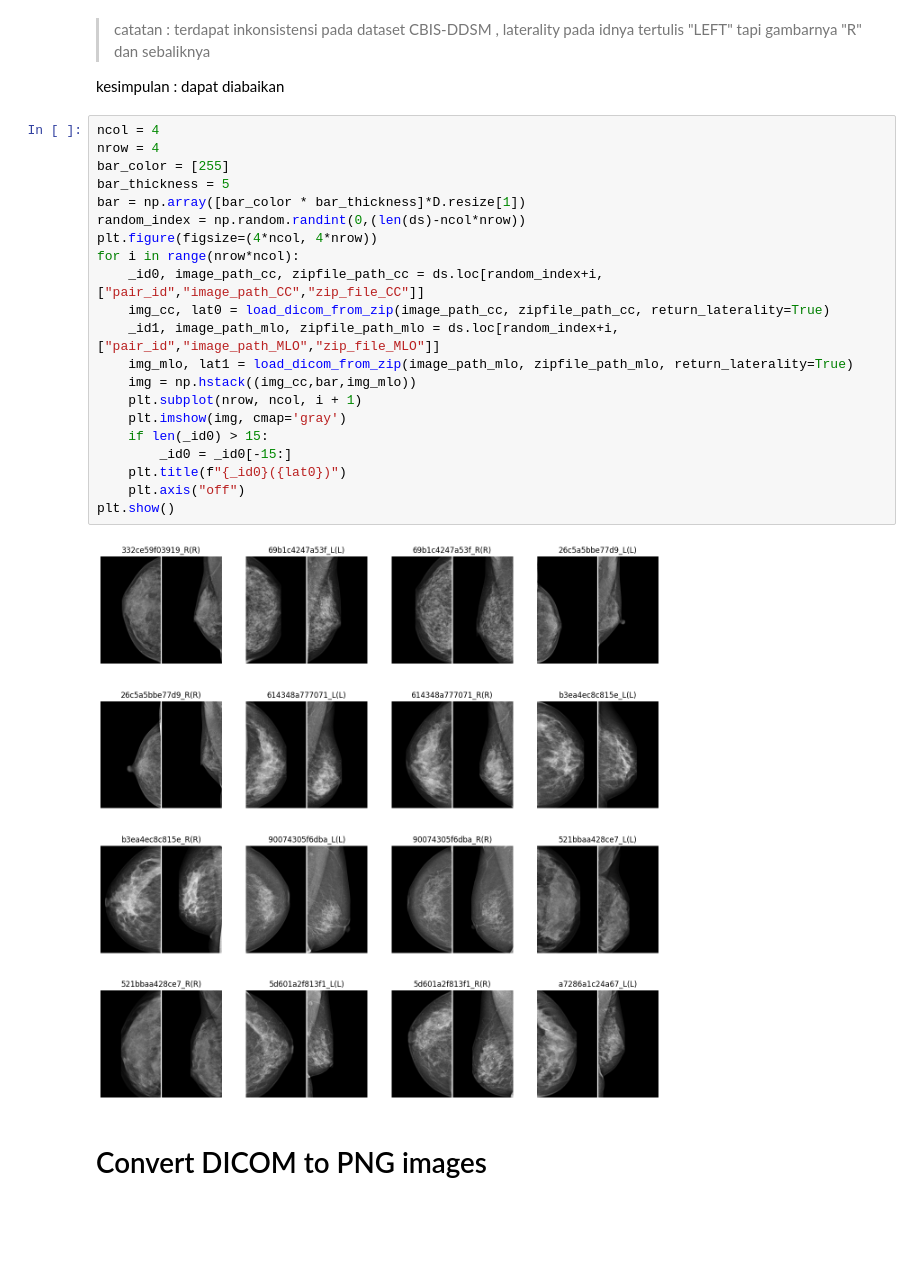
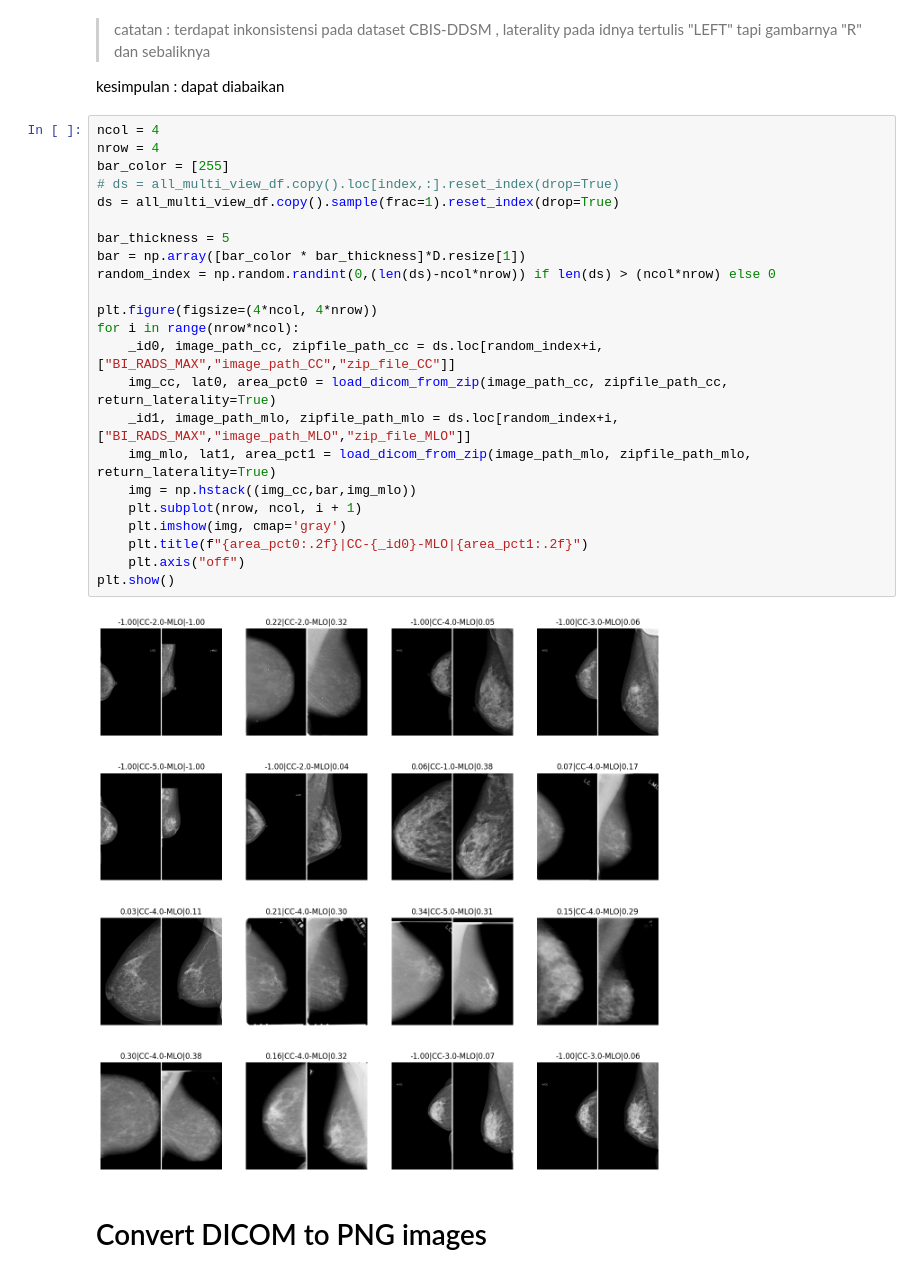
Before and after one commit to yunama47/Klasifikasi-Mammografi, a Jupyter notebook: kaggle_dataset_preprocessing_notebook.ipynb, the cells around one changed output. Cells and saved outputs as stored; diff of their text form; blank space fills up the shorter version.

```diff
--- a/kaggle_dataset_preprocessing_notebook.ipynb
+++ b/kaggle_dataset_preprocessing_notebook.ipynb
@@ -388,26 +389,28 @@ kesimpulan : dapat diabaikan
 # %%
 ncol = 4
 nrow = 4
 bar_color = [255]
+# ds = all_multi_view_df.copy().loc[index,:].reset_index(drop=True)
+ds = all_multi_view_df.copy().sample(frac=1).reset_index(drop=True)
+
 bar_thickness = 5
 bar = np.array([bar_color * bar_thickness]*D.resize[1])
-random_index = np.random.randint(0,(len(ds)-ncol*nrow))
+random_index = np.random.randint(0,(len(ds)-ncol*nrow)) if len(ds) > (ncol*nrow) else 0
+
 plt.figure(figsize=(4*ncol, 4*nrow))
 for i in range(nrow*ncol):
-    _id0, image_path_cc, zipfile_path_cc = ds.loc[random_index+i, ["pair_id","image_path_CC","zip_file_CC"]]
-    img_cc, lat0 = load_dicom_from_zip(image_path_cc, zipfile_path_cc, return_laterality=True)
-    _id1, image_path_mlo, zipfile_path_mlo = ds.loc[random_index+i, ["pair_id","image_path_MLO","zip_file_MLO"]]
-    img_mlo, lat1 = load_dicom_from_zip(image_path_mlo, zipfile_path_mlo, return_laterality=True)
+    _id0, image_path_cc, zipfile_path_cc = ds.loc[random_index+i, ["BI_RADS_MAX","image_path_CC","zip_file_CC"]]
+    img_cc, lat0, area_pct0 = load_dicom_from_zip(image_path_cc, zipfile_path_cc, return_laterality=True)
+    _id1, image_path_mlo, zipfile_path_mlo = ds.loc[random_index+i, ["BI_RADS_MAX","image_path_MLO","zip_file_MLO"]]
+    img_mlo, lat1, area_pct1 = load_dicom_from_zip(image_path_mlo, zipfile_path_mlo, return_laterality=True)
     img = np.hstack((img_cc,bar,img_mlo))
     plt.subplot(nrow, ncol, i + 1)
     plt.imshow(img, cmap='gray')
-    if len(_id0) > 15:
-        _id0 = _id0[-15:]
-    plt.title(f"{_id0}({lat0})")
+    plt.title(f"{area_pct0:.2f}|CC-{_id0}-MLO|{area_pct1:.2f}")
     plt.axis("off")
 plt.show()
 # %% [output]
-[figure, old version]
+[figure, new version]
 # %% [markdown]
 # Convert DICOM to PNG images
 # %%
```
Also changed, not shown: parts of 10 cells of this notebook.
